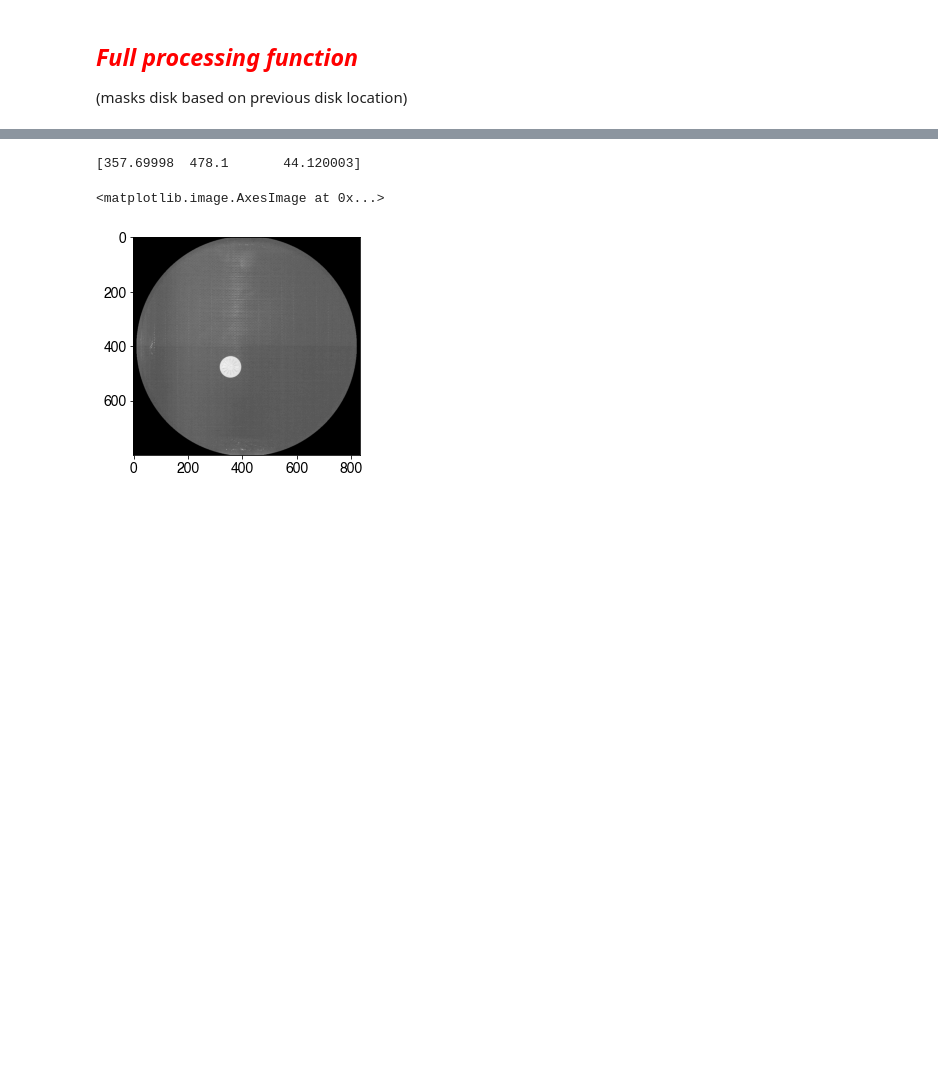
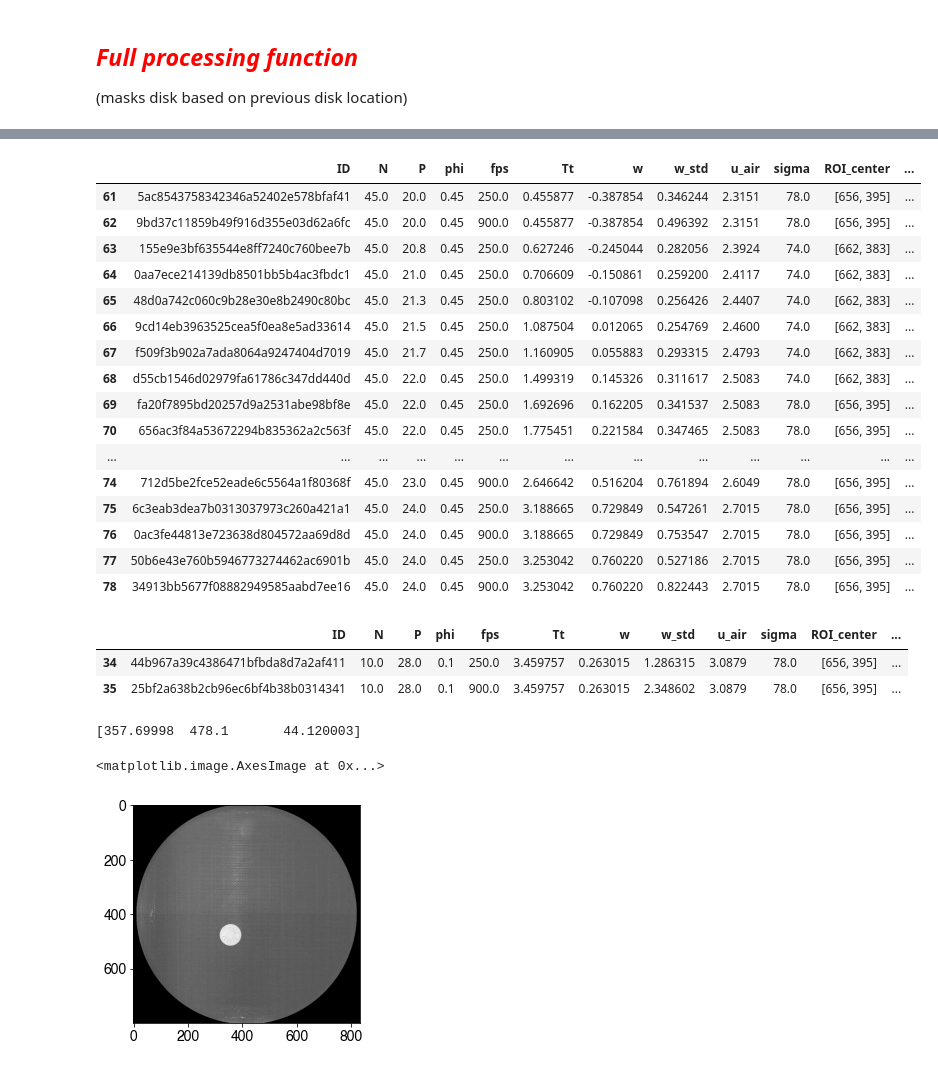
Before and after one commit to fvegar/brownian, a Jupyter notebook: brownian.ipynb, the cells around one changed output, grey strips where cells are left out. Cells and saved outputs as stored; diff of their text form; code cells hidden in the pictures; blank space fills up the shorter version.

```diff
--- a/brownian.ipynb
+++ b/brownian.ipynb
@@ -389,3 +531,33 @@ cvdisplay(img_erode, 0)
+# %%
+lista_experimentos = read_ods('/home/fvega/Datos/blades/tabla_experimentos.ods', sheet=0)
+# %%
+lphi45 = lista_experimentos[lista_experimentos.phi==0.45]
+# %%
+lphi45
+# %% [output]
+|  | ID | N | P | phi | fps | Tt | w | w_std | u_air | sigma | ROI_center | ... |
+| 61 | 5ac8543758342346a52402e578bfaf41 | 45.0 | 20.0 | 0.45 | 250.0 | 0.455877 | -0.387854 | 0.346244 | 2.3151 | 78.0 | [656, 395] | ... |
+| 62 | 9bd37c11859b49f916d355e03d62a6fc | 45.0 | 20.0 | 0.45 | 900.0 | 0.455877 | -0.387854 | 0.496392 | 2.3151 | 78.0 | [656, 395] | ... |
+| 63 | 155e9e3bf635544e8ff7240c760bee7b | 45.0 | 20.8 | 0.45 | 250.0 | 0.627246 | -0.245044 | 0.282056 | 2.3924 | 74.0 | [662, 383] | ... |
+| 64 | 0aa7ece214139db8501bb5b4ac3fbdc1 | 45.0 | 21.0 | 0.45 | 250.0 | 0.706609 | -0.150861 | 0.259200 | 2.4117 | 74.0 | [662, 383] | ... |
+| 65 | 48d0a742c060c9b28e30e8b2490c80bc | 45.0 | 21.3 | 0.45 | 250.0 | 0.803102 | -0.107098 | 0.256426 | 2.4407 | 74.0 | [662, 383] | ... |
+| 66 | 9cd14eb3963525cea5f0ea8e5ad33614 | 45.0 | 21.5 | 0.45 | 250.0 | 1.087504 | 0.012065 | 0.254769 | 2.4600 | 74.0 | [662, 383] | ... |
+| 67 | f509f3b902a7ada8064a9247404d7019 | 45.0 | 21.7 | 0.45 | 250.0 | 1.160905 | 0.055883 | 0.293315 | 2.4793 | 74.0 | [662, 383] | ... |
+| 68 | d55cb1546d02979fa61786c347dd440d | 45.0 | 22.0 | 0.45 | 250.0 | 1.499319 | 0.145326 | 0.311617 | 2.5083 | 74.0 | [662, 383] | ... |
+| 69 | fa20f7895bd20257d9a2531abe98bf8e | 45.0 | 22.0 | 0.45 | 250.0 | 1.692696 | 0.162205 | 0.341537 | 2.5083 | 78.0 | [656, 395] | ... |
+| 70 | 656ac3f84a53672294b835362a2c563f | 45.0 | 22.0 | 0.45 | 250.0 | 1.775451 | 0.221584 | 0.347465 | 2.5083 | 78.0 | [656, 395] | ... |
+| ... | ... | ... | ... | ... | ... | ... | ... | ... | ... | ... | ... | ... |
+| 74 | 712d5be2fce52eade6c5564a1f80368f | 45.0 | 23.0 | 0.45 | 900.0 | 2.646642 | 0.516204 | 0.761894 | 2.6049 | 78.0 | [656, 395] | ... |
+| 75 | 6c3eab3dea7b0313037973c260a421a1 | 45.0 | 24.0 | 0.45 | 250.0 | 3.188665 | 0.729849 | 0.547261 | 2.7015 | 78.0 | [656, 395] | ... |
+| 76 | 0ac3fe44813e723638d804572aa69d8d | 45.0 | 24.0 | 0.45 | 900.0 | 3.188665 | 0.729849 | 0.753547 | 2.7015 | 78.0 | [656, 395] | ... |
+| 77 | 50b6e43e760b5946773274462ac6901b | 45.0 | 24.0 | 0.45 | 250.0 | 3.253042 | 0.760220 | 0.527186 | 2.7015 | 78.0 | [656, 395] | ... |
+| 78 | 34913bb5677f08882949585aabd7ee16 | 45.0 | 24.0 | 0.45 | 900.0 | 3.253042 | 0.760220 | 0.822443 | 2.7015 | 78.0 | [656, 395] | ... |
+# %%
+lista_experimentos[(lista_experimentos.w > 0.25) & (lista_experimentos.w < 0.27)]
+# %% [output]
+|  | ID | N | P | phi | fps | Tt | w | w_std | u_air | sigma | ROI_center | ... |
+| 34 | 44b967a39c4386471bfbda8d7a2af411 | 10.0 | 28.0 | 0.1 | 250.0 | 3.459757 | 0.263015 | 1.286315 | 3.0879 | 78.0 | [656, 395] | ... |
+| 35 | 25bf2a638b2cb96ec6bf4b38b0314341 | 10.0 | 28.0 | 0.1 | 900.0 | 3.459757 | 0.263015 | 2.348602 | 3.0879 | 78.0 | [656, 395] | ... |
 # %%
 Rfact = 1.01 # factor of increase/decrease system radius
 R =  0.5* np.min(np.shape(video[0])) # circular boundary radius, assuming image is adjusted to boundary
```
Also changed, not shown: parts of 49 cells of this notebook.
